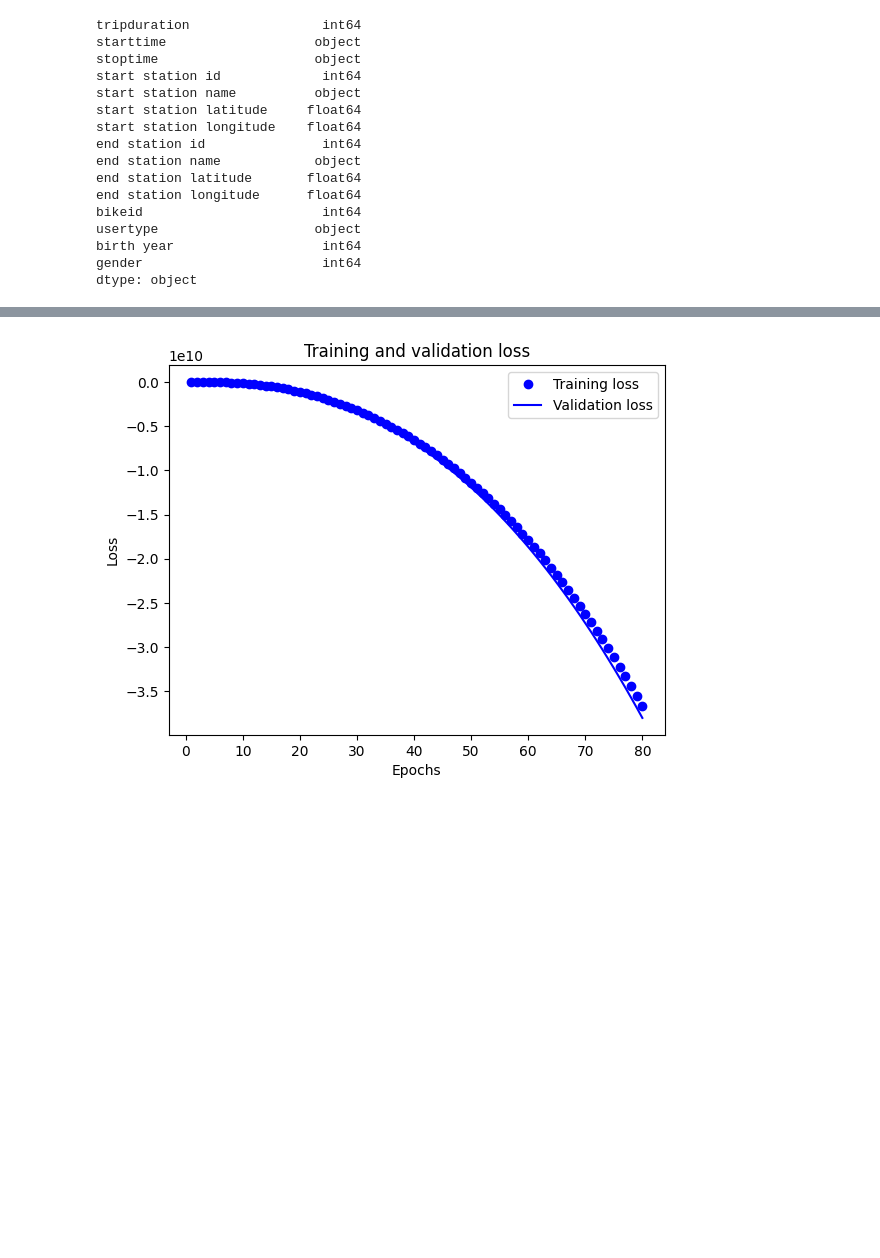
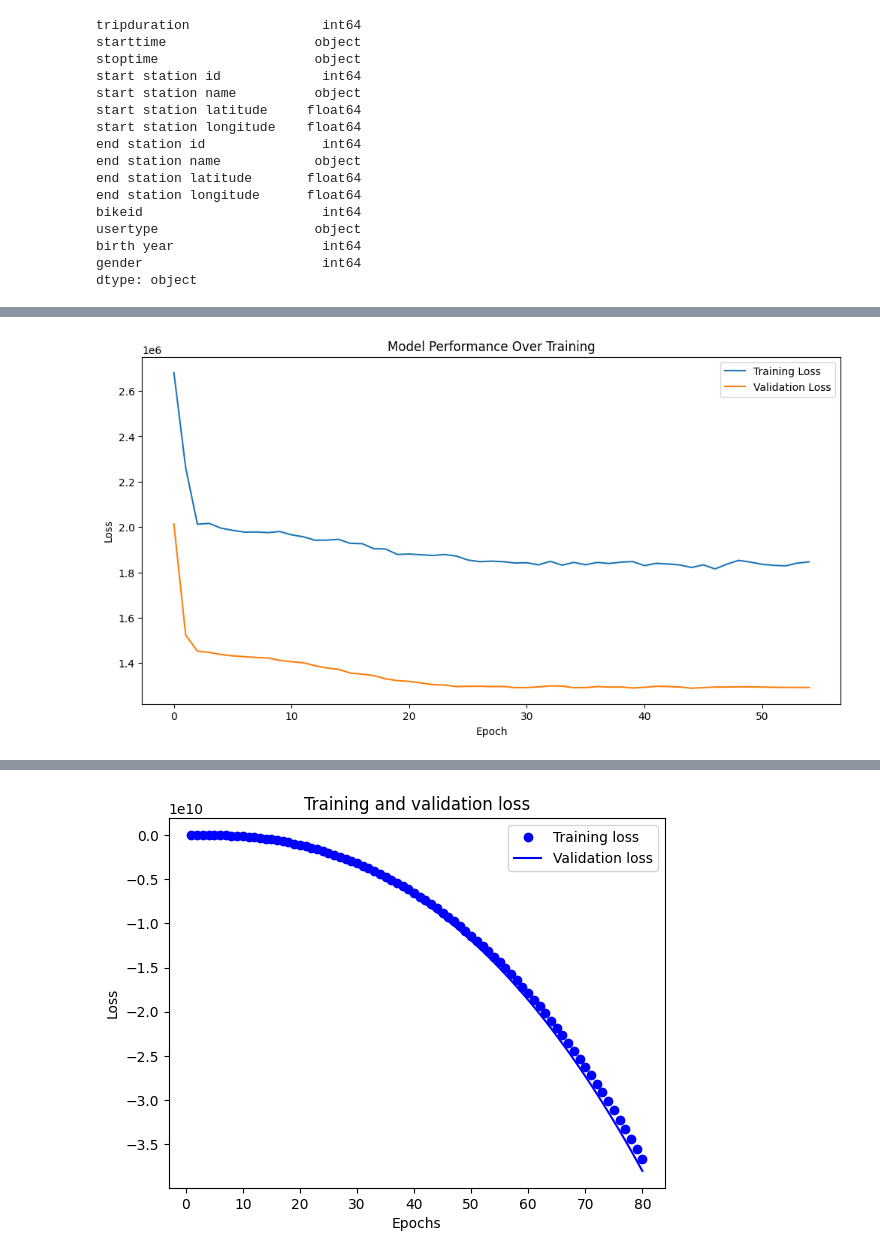
Before and after one commit to Brandon12231/780, a Jupyter notebook: Untitled2.ipynb, the cells around one changed output, grey strips where cells are left out. Cells and saved outputs as stored; diff of their text form; code cells hidden in the pictures; blank space fills up the shorter version.

```diff
--- a/Untitled2.ipynb
+++ b/Untitled2.ipynb
@@ -62,24 +67,3 @@ usertype                    object
 birth year                   int64
 gender                       int64
 dtype: object
-# %%
-predictors, labels = processData(bluebikes)
-# Fit a standard scaler to the predictors
-scaler = StandardScaler()
-scaler.fit(predictors)
-
-# Transform the predictors using the scaler
-predictors = scaler.transform(predictors)
-
-# Build and train the model
-
-def build_model():
-    model = keras.Sequential([
-        keras.layers.Dense(32, activation='relu', input_shape=(predictors.shape[1],)),
-        keras.layers.Dense(16, activation='relu'),
-        keras.layers.Dense(1)
-    ])
-
-    model.compile(loss='mean_squared_error', optimizer='adam', metrics=['mae'])
-
-    return model
@@ -115,3 +125,21 @@ Epoch 50/50
+# %%
+# Plot the model performance
+plt.figure(figsize=(12, 6))
+
+# Plot the training loss and validation loss
+plt.plot(history.history['loss'], label='Training Loss')
+plt.plot(history.history['val_loss'], label='Validation Loss')
+
+# Set the title and labels for the axes
+plt.title('Model Performance Over Training')
+plt.xlabel('Epoch')
+plt.ylabel('Loss')
+plt.legend()
+
+# Display the plot
+plt.show()
+# %% [output]
+[figure, added]
 # %%
 import matplotlib.pyplot as plt
 
```
Also changed, not shown: parts of 7 cells of this notebook.
